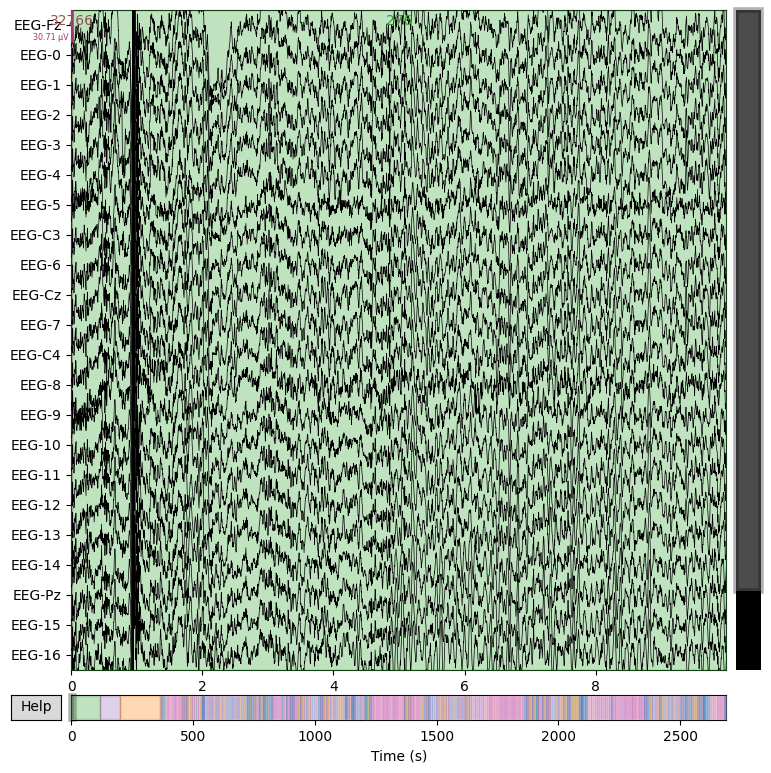
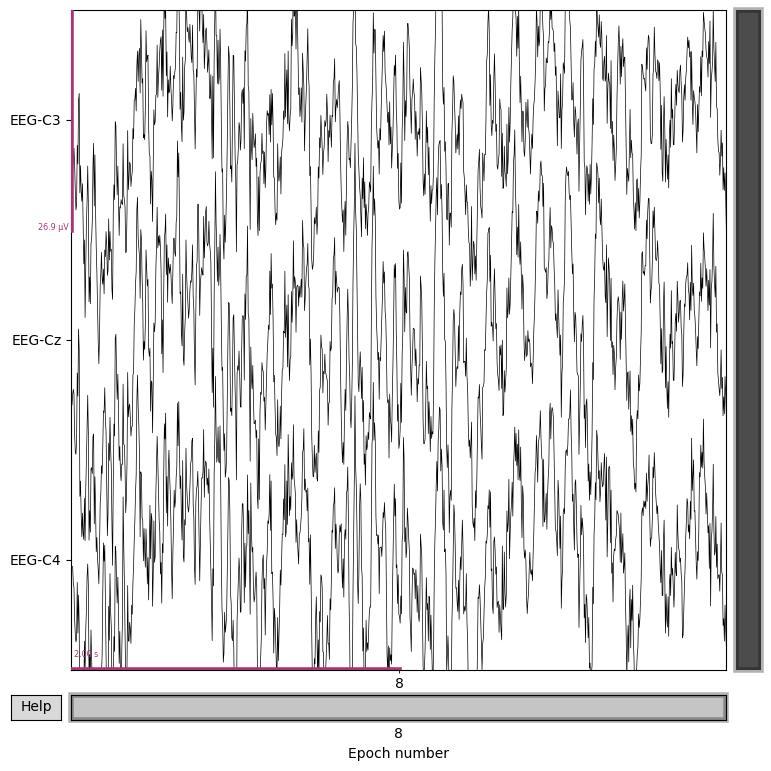
Code edit (unified diff) that turned the first committed figure into the second:
--- before
+++ after
@@ -15,4 +15,15 @@
 print(raw.ch_names)
 
-# Plot EEG signals
+# Plot the raw data for the first 10 seconds and all channels
 raw.plot(duration=10, n_channels=22, scalings='auto')
+
+# Plot only C3, Cz, and C4 for one trial
+selected_channels = ["EEG-C3", "EEG-Cz", "EEG-C4"]
+raw.pick(selected_channels)
+
+events, event_dict = mne.events_from_annotations(raw)
+available_events = {k: v for k, v in event_dict.items() if k in ["769", "770", "771", "772"]}
+epochs = mne.Epochs(raw, events, event_id=available_events, tmin=2, tmax=6, baseline=None, preload=True)
+
+trial_idx = 0  # change this to plot a different trial
+epochs[trial_idx].plot(scalings='auto')

Commit: Add CNN implementation